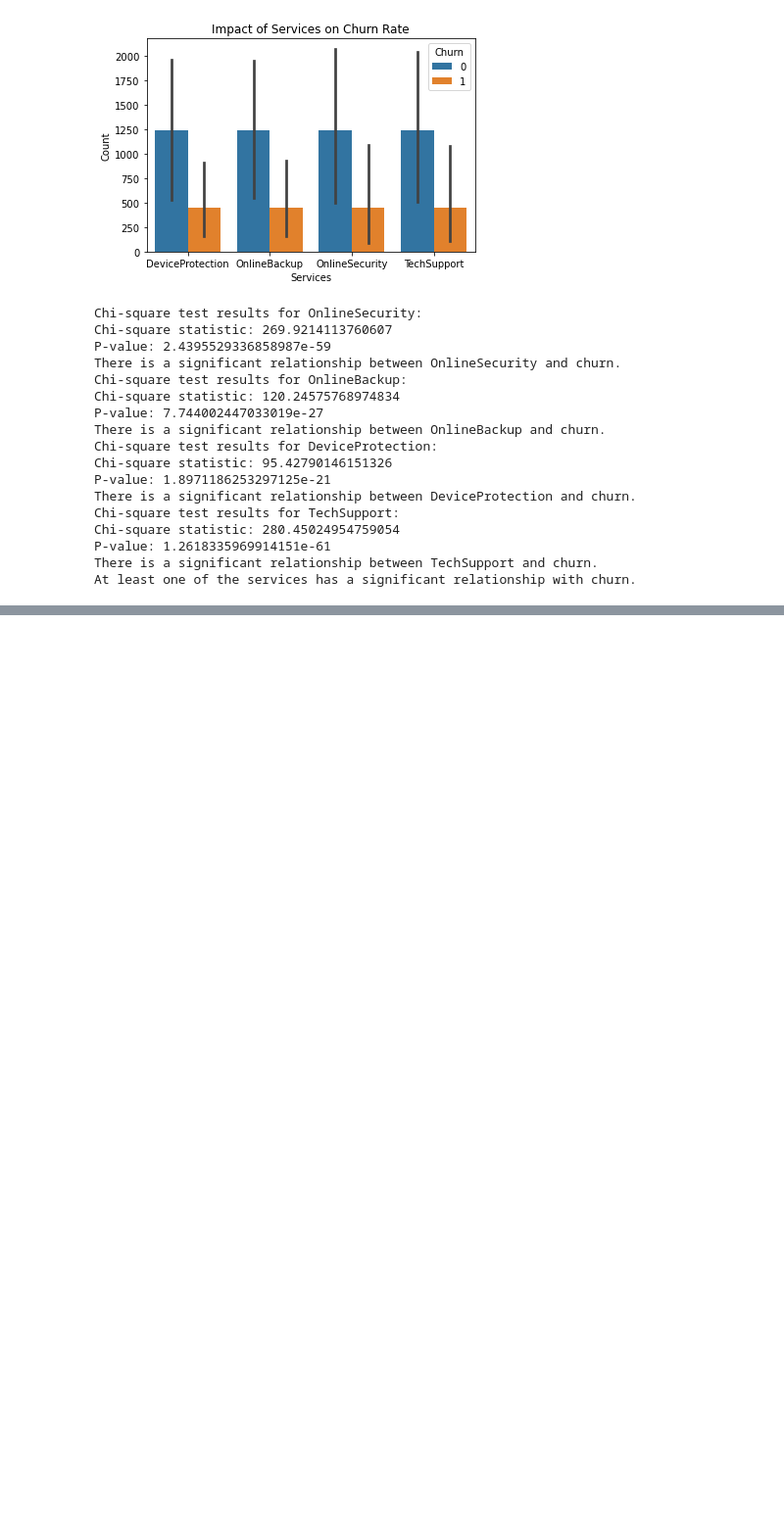
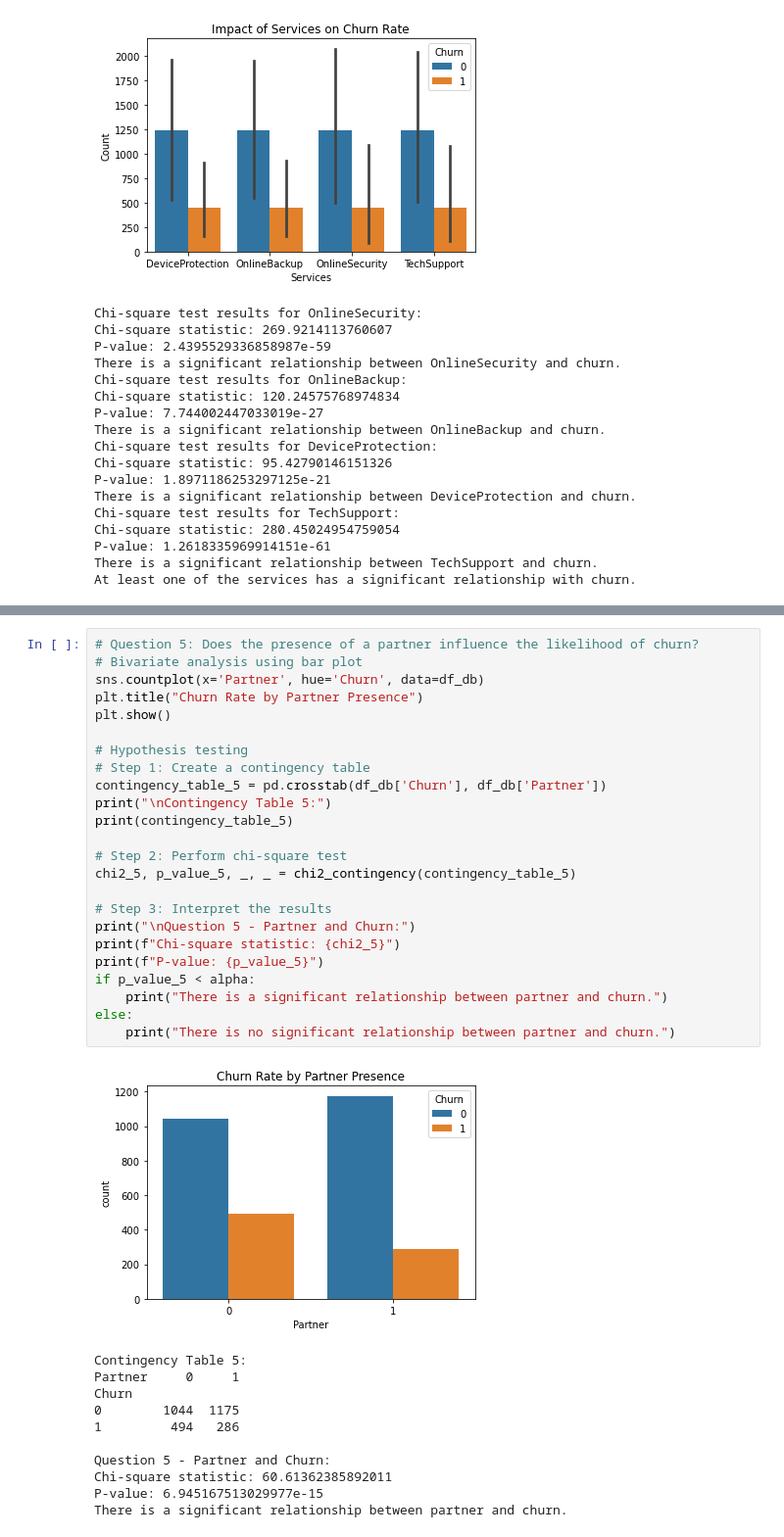
Before and after one commit to Aseye-Amedofu/Customer-churn-classification-project, a Jupyter notebook: LP2_Classification_Telco_customer_churn.ipynb, the cells around one changed output, grey strips where cells are left out. Shown: that part at 98% size. Drawn from its saved outputs; the diff is of its cells as text; blank space fills up the shorter version.

```diff
--- a/LP2_Classification_Telco_customer_churn.ipynb
+++ b/LP2_Classification_Telco_customer_churn.ipynb
@@ -1027,0 +1064,36 @@ At least one of the services has a significant relationship with churn.
+# %%
+# Question 5: Does the presence of a partner influence the likelihood of churn?
+# Bivariate analysis using bar plot
+sns.countplot(x='Partner', hue='Churn', data=df_db)
+plt.title("Churn Rate by Partner Presence")
+plt.show()
+
+# Hypothesis testing
+# Step 1: Create a contingency table
+contingency_table_5 = pd.crosstab(df_db['Churn'], df_db['Partner'])
+print("\nContingency Table 5:")
+print(contingency_table_5)
+
+# Step 2: Perform chi-square test
+chi2_5, p_value_5, _, _ = chi2_contingency(contingency_table_5)
+
+# Step 3: Interpret the results
+print("\nQuestion 5 - Partner and Churn:")
+print(f"Chi-square statistic: {chi2_5}")
+print(f"P-value: {p_value_5}")
+if p_value_5 < alpha:
+    print("There is a significant relationship between partner and churn.")
+else:
+    print("There is no significant relationship between partner and churn.")
+# %% [output]
+[figure, added]
+Contingency Table 5:
+Partner     0     1
+Churn
+0        1044  1175
+1         494   286
+
+Question 5 - Partner and Churn:
+Chi-square statistic: 60.61362385892011
+P-value: 6.945167513029977e-15
+There is a significant relationship between partner and churn.
```
Also changed, not shown: parts of 29 cells of this notebook.
